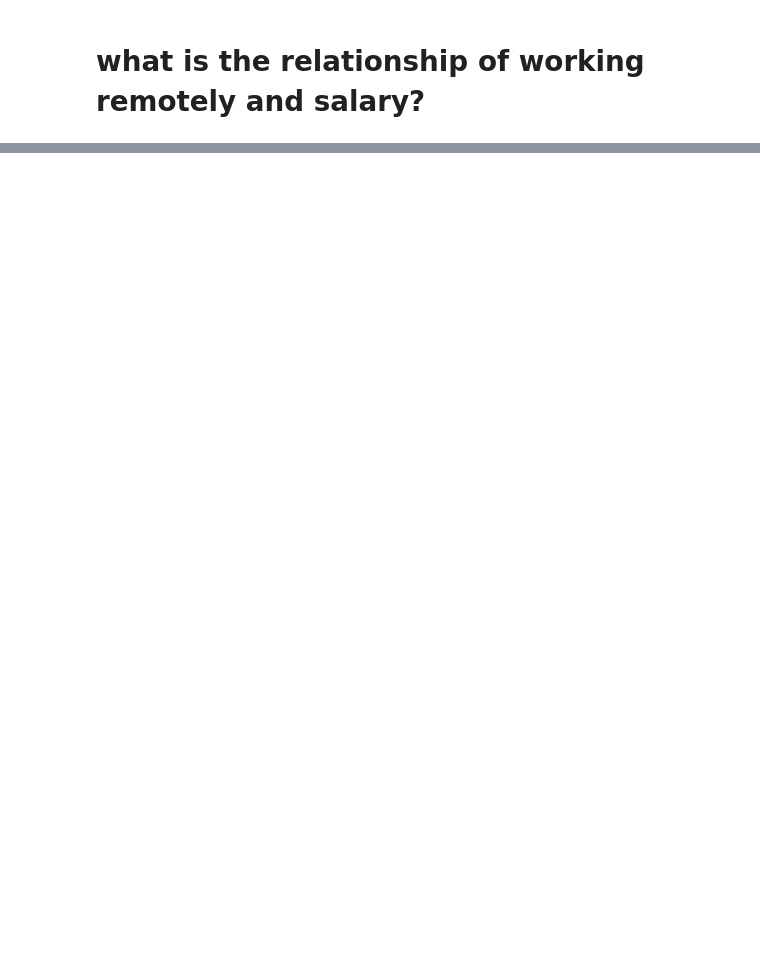
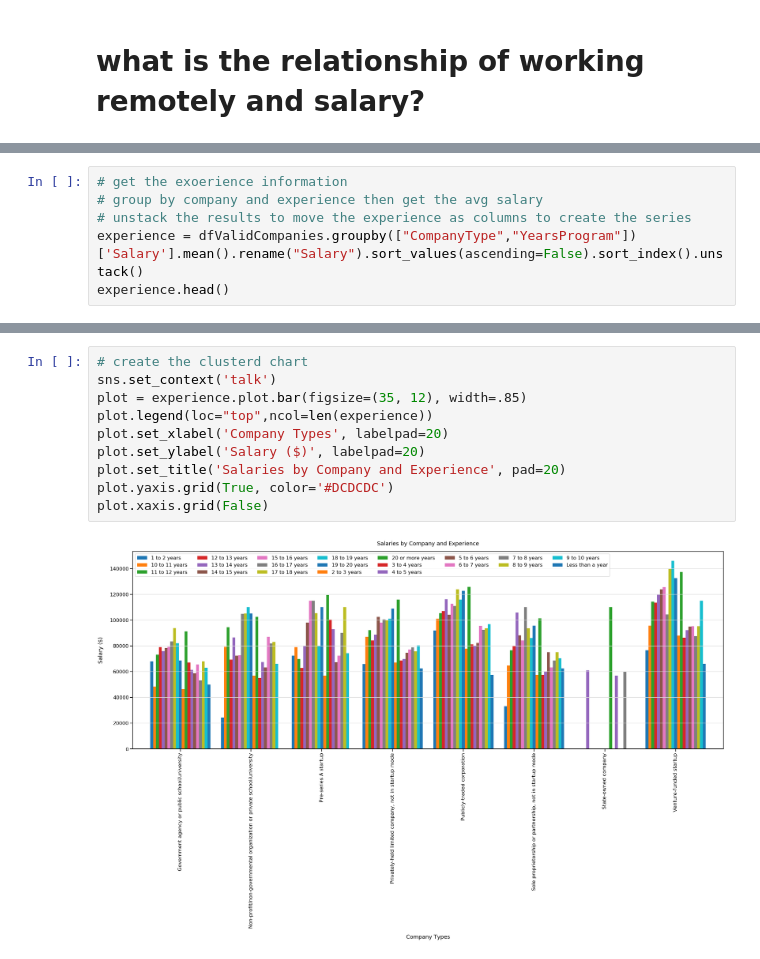
Before and after one commit to ozkary/jupyter, a Jupyter notebook: usaDevAnalysis.ipynb, the cells around one changed output, grey strips where cells are left out. Drawn from its saved outputs; the diff is of its cells as text; blank space fills up the shorter version.

```diff
--- a/usaDevAnalysis.ipynb
+++ b/usaDevAnalysis.ipynb
@@ -60,0 +99,6 @@ plt.show()
+# %%
+# get the exoerience information
+# group by company and experience then get the avg salary
+# unstack the results to move the experience as columns to create the series
+experience = dfValidCompanies.groupby(["CompanyType","YearsProgram"])['Salary'].mean().rename("Salary").sort_values(ascending=False).sort_index().unstack()
+experience.head()
@@ -60,0 +113,12 @@ plt.show()
+# %%
+# create the clusterd chart
+sns.set_context('talk')
+plot = experience.plot.bar(figsize=(35, 12), width=.85)
+plot.legend(loc="top",ncol=len(experience))
+plot.set_xlabel('Company Types', labelpad=20)
+plot.set_ylabel('Salary ($)', labelpad=20)
+plot.set_title('Salaries by Company and Experience', pad=20)
+plot.yaxis.grid(True, color='#DCDCDC')
+plot.xaxis.grid(False)
+# %% [output]
+[figure, added]
```
Also changed, not shown: parts of 8 cells of this notebook, 3 other files.
